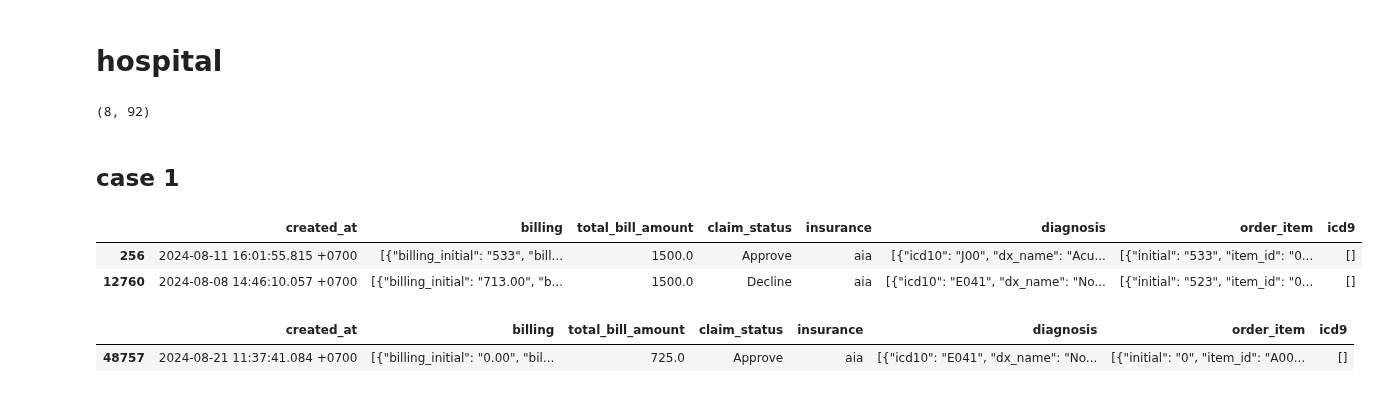
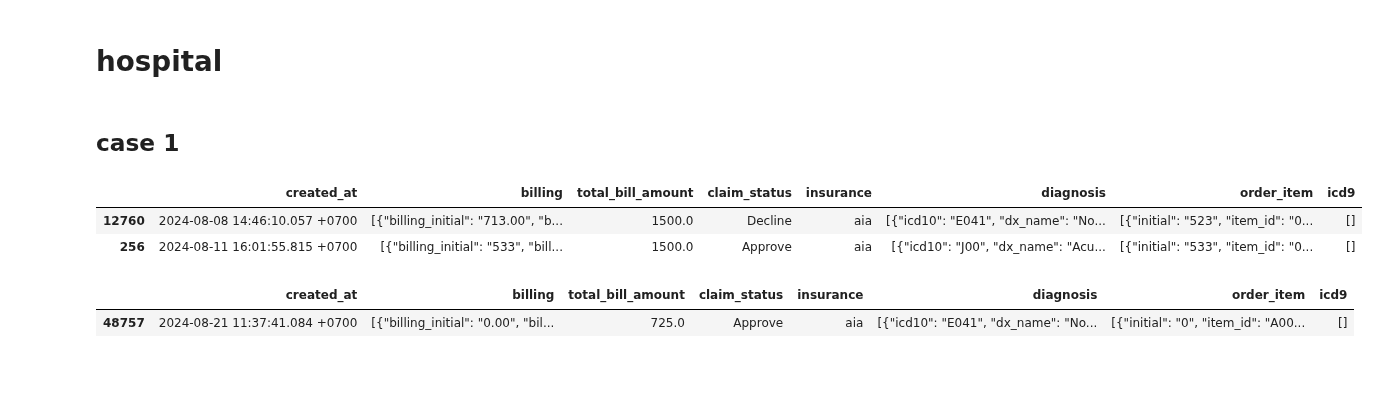
Before and after one commit to nxxk23/AI-Engineer, a Jupyter notebook: fraud.ipynb, the cells around one changed output. Drawn from its saved outputs; the diff is of its cells as text; code cells hidden in the pictures.

```diff
--- a/fraud.ipynb
+++ b/fraud.ipynb
@@ -243,3 +197,5 @@ R50.9           Fever, unspecified
 # %%
 decline = opd[opd['claim_status']=='Decline']
 approve = opd[opd['claim_status']=='Approve']
+data = pd.concat([decline,approve])
+data.head()
@@ -246,17 +405,13 @@ approve = opd[opd['claim_status']=='Approve']
 # %% [markdown]
 # hospital
-# %%
-decline_data.shape
-# %% [output]
-(8, 92)
 # %% [markdown]
 ## case 1
 # %%
-opd[opd['cid']=='3102000763808'][['created_at','billing','total_bill_amount','claim_status','insurance','diagnosis','order_item','icd9']]
+data[data['cid']=='3102000763808'][['created_at','billing','total_bill_amount','claim_status','insurance','diagnosis','order_item','icd9']]
 # %% [output]
 |  | created_at | billing | total_bill_amount | claim_status | insurance | diagnosis | order_item | icd9 |
+| 12760 | 2024-08-08 14:46:10.057 +0700 | [{"billing_initial": "713.00", "b... | 1500.0 | Decline | aia | [{"icd10": "E041", "dx_name": "No... | [{"initial": "523", "item_id": "0... | [] |
 | 256 | 2024-08-11 16:01:55.815 +0700 | [{"billing_initial": "533", "bill... | 1500.0 | Approve | aia | [{"icd10": "J00", "dx_name": "Acu... | [{"initial": "533", "item_id": "0... | [] |
-| 12760 | 2024-08-08 14:46:10.057 +0700 | [{"billing_initial": "713.00", "b... | 1500.0 | Decline | aia | [{"icd10": "E041", "dx_name": "No... | [{"initial": "523", "item_id": "0... | [] |
 # %%
 opd[opd['cid']=='3101501495945'][['created_at','billing','total_bill_amount','claim_status','insurance','diagnosis','order_item','icd9']]
 # %% [output]
```
Also changed, not shown: parts of 26 cells of this notebook.
